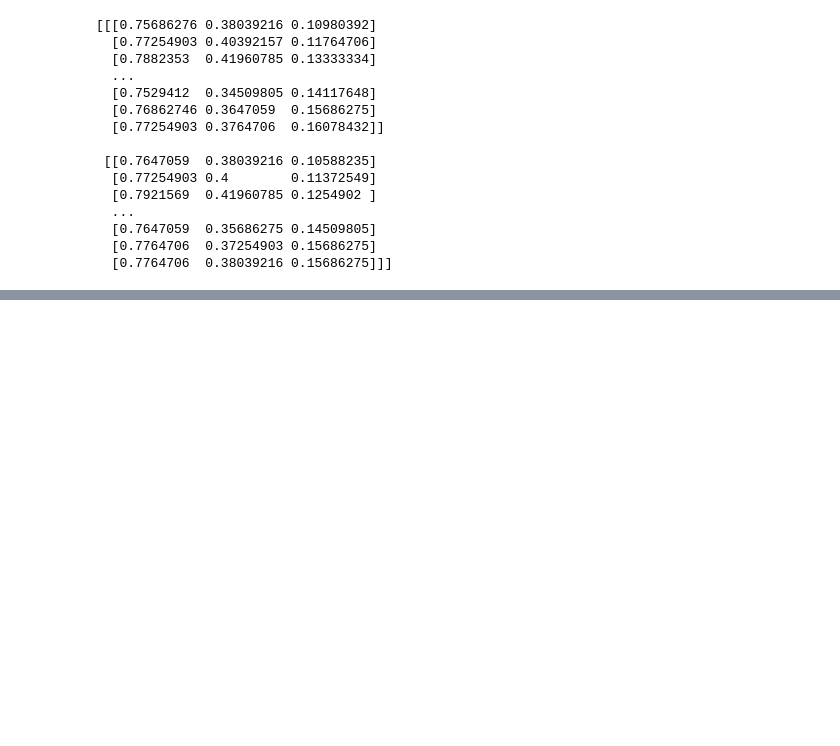
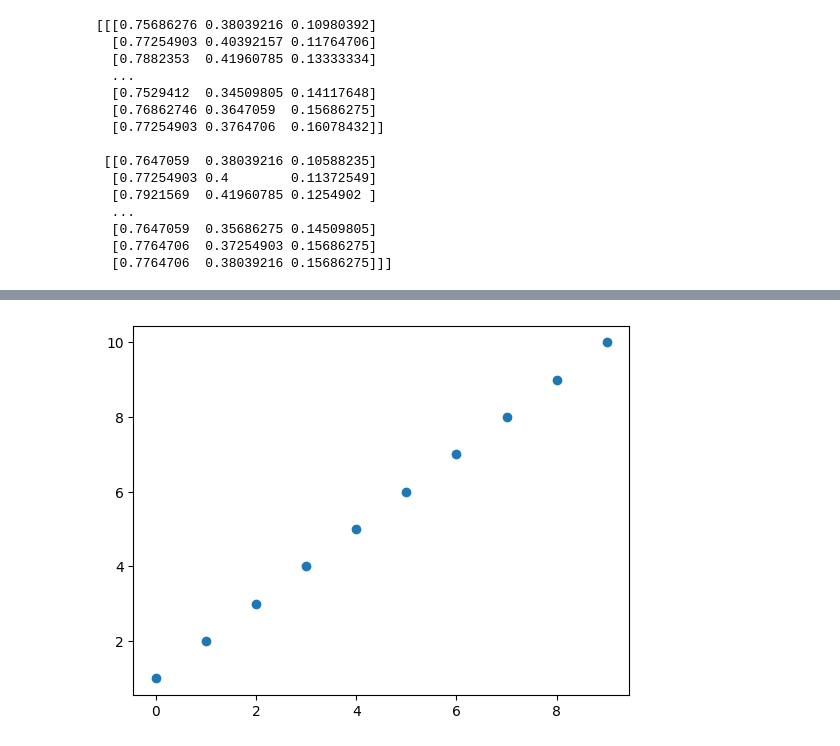
Before and after one commit to datamesse/python-studies, a Jupyter notebook: LinkedIn Learning exercises/Python Data Analysis.ipynb, the cells around one changed output, grey strips where cells are left out. Cells and saved outputs as stored; diff of their text form; code cells hidden in the pictures; blank space fills up the shorter version.

```diff
--- a/LinkedIn Learning exercises/Python Data Analysis.ipynb
+++ b/LinkedIn Learning exercises/Python Data Analysis.ipynb
@@ -1550,0 +1631,88 @@ print(im)
+# %%
+import math
+import collections
+import numpy as np
+import pandas as pd
+import matplotlib.pyplot as pp
+import itertools
+from dataclasses import dataclass
+%matplotlib inline
+
+
+# create NumPy array from existing data
+a = np.array( [ [1, 2, 3],
+                [4, 5, 6],
+                [7, 8, 9]
+              ] )
+
+
+print('NumPy array made from a nested list of lists')
+print(a)
+print('')
+print('number of dimensions: ' +  str(a.ndim))
+print('number of elements in the array: ' + str(a.size))
+print('data type: ' + str(a.dtype))
+
+
+# define NumPy array then populate
+zeroes_1d_array = np.zeros(8, 'd')
+zeroes_2d_array = np.zeros((8, 8), np.float64)
+b = np.zeros_like(a)
+c = np.empty(10, 'd')
+d = np.arange(1, 10, 1)
+e = np.linspace(1, 10, 10)
+f = np.random.random(size=(5,5))
+g = np.random.randint(1,10, (2,5))
+h = np.random.randn(1,10)
+
+print('')
+print('alternatively, define an empty array with shape and data type parameters')
+print('1D NumPy array')
+print(zeroes_1d_array)
+print('1D NumPy array metadata:')
+print(zeroes_1d_array.ndim, zeroes_1d_array.shape, zeroes_1d_array.size)
+
+print('')
+print('2D NumPy array')
+print(zeroes_2d_array)
+print('2D NumPy array metadata:')
+print(zeroes_2d_array.ndim, zeroes_2d_array.shape, zeroes_2d_array.size)
+
+print('')
+print('make an array of zeroes using the shape and data type of an existing array')
+print(b)
+
+print('')
+print('make an empty array, but if non-sensical values appear, it is because of memory not being cleared')
+print(c)
+
+print('')
+print('make a range of numbers with arange, indicating step size')
+print(d)
+
+print('')
+print('regularly spaced array of numbers with linspace, indicating start to end division')
+print(e)
+
+print('')
+print('numbers randomly generated from an even distribution between 0 and 1')
+print(f)
+
+print('')
+print('integers randomly generated into an array shape of 2 rows and 5 columns')
+print(g)
+
+print('')
+print('random numbers from a normal distribution')
+print(h)
+
+
+# plot NumPy array made with linspace using a scatterplot
+print('')
+print('plot linspace NumPy array with matplotlib')
+pp.plot(e, 'o')
+
+# plot NumPy array made with random using heatmap
+print('')
+pp.matshow(f)
+# %% [output]
@@ -1550,0 +1737 @@ print(im)
+[figure, added]
```
Also changed, not shown: parts of 15 cells of this notebook.
